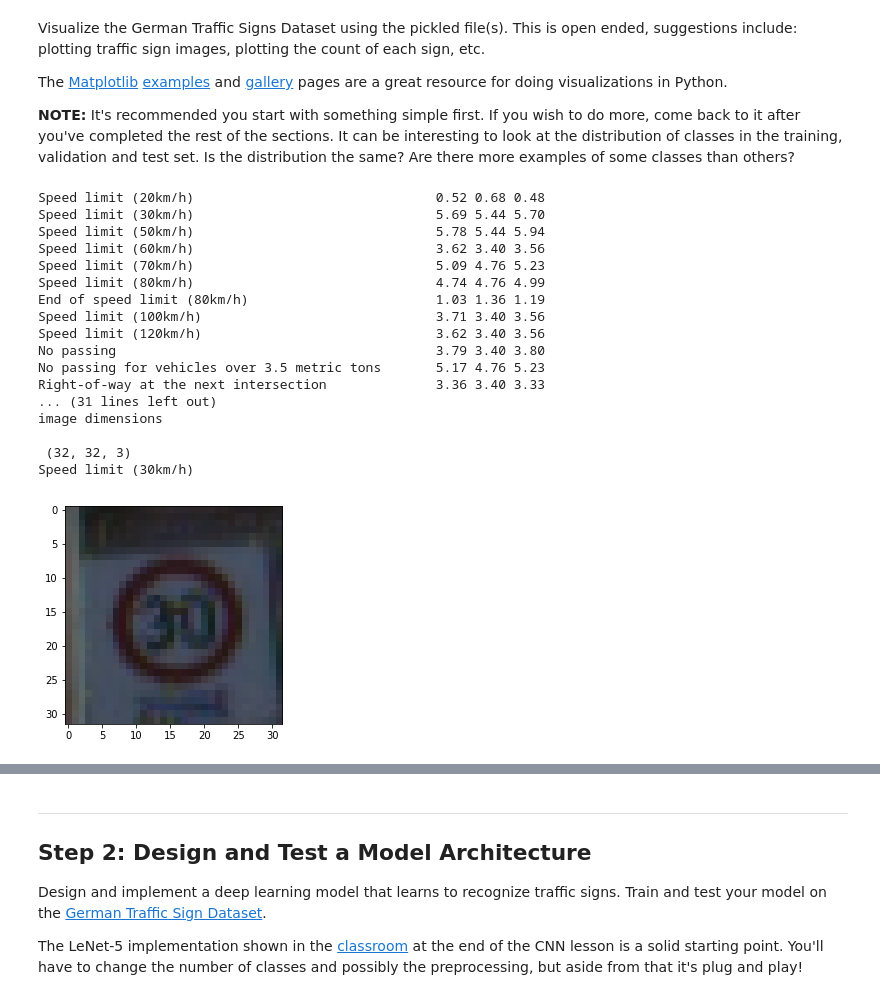
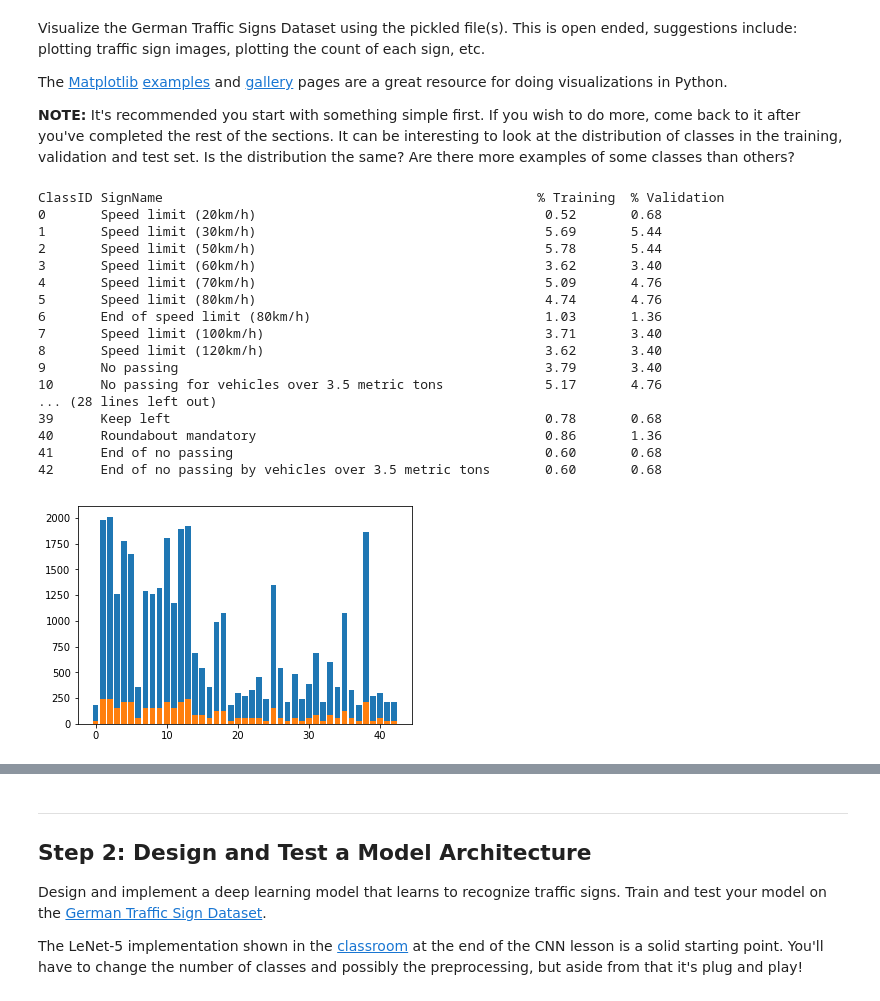
Before and after one commit to dhnkrn/Traffic-Sign-Classifier, a Jupyter notebook: Traffic_Sign_Classifier.ipynb, the cells around one changed output, grey strips where cells are left out. Cells and saved outputs as stored; diff of their text form; code cells hidden in the pictures.

Commit message:
With test images

```diff
--- a/Traffic_Sign_Classifier.ipynb
+++ b/Traffic_Sign_Classifier.ipynb
@@ -97,42 +99,46 @@ The [Matplotlib](http://matplotlib.org/) [examples](http://matplotlib.org/exampl
 # %%
 ### Data exploration visualization code goes here.
 ### Feel free to use as many code cells as needed.
 import matplotlib.pyplot as plt
 from random import randint
 import csv
-import numpy as np
 
 with open('signnames.csv') as f:
     reader = csv.DictReader(f)
     signs = {}
+    print("{0:<7}".format("ClassID"),'{0:<55}'.format("SignName"),
+          "{0:10}".format("% Training"),"{0:10}".format(" % Validation"))
     for row in reader:
-        print('{0:<50}'.format(row['SignName'], row['ClassId']),
-            "{0:.2f}".format(np.count_nonzero(y_train_clean == int(row['ClassId']))*100/n_train),
-            "{0:.2f}".format(np.count_nonzero(y_valid_clean == int(row['ClassId']))*100/n_valid),
-            "{0:.2f}".format(np.count_nonzero(y_test_clean == int(row['ClassId']))*100/n_test))
+        index = int(row['ClassId'])
+        print("{0:<7}".format(index),
+            '{0:<50}'.format(row['SignName'], row['ClassId']),
+            "{0:10.2f}".format(np.count_nonzero(y_train_clean == index)*100/n_train),
+            "{0:10.2f}".format(np.count_nonzero(y_valid_clean == index)*100/n_valid),
+            #"{0:.2f}".format(np.count_nonzero(y_test_clean == int(row['ClassId']))*100/n_test)
+             )
         signs[int(row['ClassId'])] = row['SignName']
-# Visualizations will be shown in the notebook.
-%matplotlib inline
-print("image dimensions\n\n", X_train_clean[index].shape)
-index = randint(0, n_train)
-plt.imshow(X_train_clean[index])
-print(signs[y_train_clean[index]])
+
+unique, counts = np.unique(y_train_clean, return_counts=True)
+plt.bar(unique, counts)
+unique, counts = np.unique(y_valid_clean, return_counts=True)
+plt.bar(unique, counts)
+plt.show()
 # %% [output]
-Speed limit (20km/h)                               0.52 0.68 0.48
-Speed limit (30km/h)                               5.69 5.44 5.70
-Speed limit (50km/h)                               5.78 5.44 5.94
-Speed limit (60km/h)                               3.62 3.40 3.56
-Speed limit (70km/h)                               5.09 4.76 5.23
-Speed limit (80km/h)                               4.74 4.76 4.99
-End of speed limit (80km/h)                        1.03 1.36 1.19
-Speed limit (100km/h)                              3.71 3.40 3.56
-Speed limit (120km/h)                              3.62 3.40 3.56
-No passing                                         3.79 3.40 3.80
-No passing for vehicles over 3.5 metric tons       5.17 4.76 5.23
-Right-of-way at the next intersection              3.36 3.40 3.33
-... (31 lines left out)
-image dimensions
-
- (32, 32, 3)
-Speed limit (30km/h)
+ClassID SignName                                                % Training  % Validation
+0       Speed limit (20km/h)                                     0.52       0.68
+1       Speed limit (30km/h)                                     5.69       5.44
+2       Speed limit (50km/h)                                     5.78       5.44
+3       Speed limit (60km/h)                                     3.62       3.40
+4       Speed limit (70km/h)                                     5.09       4.76
+5       Speed limit (80km/h)                                     4.74       4.76
+6       End of speed limit (80km/h)                              1.03       1.36
+7       Speed limit (100km/h)                                    3.71       3.40
+8       Speed limit (120km/h)                                    3.62       3.40
+9       No passing                                               3.79       3.40
+10      No passing for vehicles over 3.5 metric tons             5.17       4.76
+... (28 lines left out)
+39      Keep left                                                0.78       0.68
+40      Roundabout mandatory                                     0.86       1.36
+41      End of no passing                                        0.60       0.68
+42      End of no passing by vehicles over 3.5 metric tons       0.60       0.68
-[figure, old version]
+[figure, new version]
```
Also changed, not shown: parts of 22 cells of this notebook, 30 other files.
